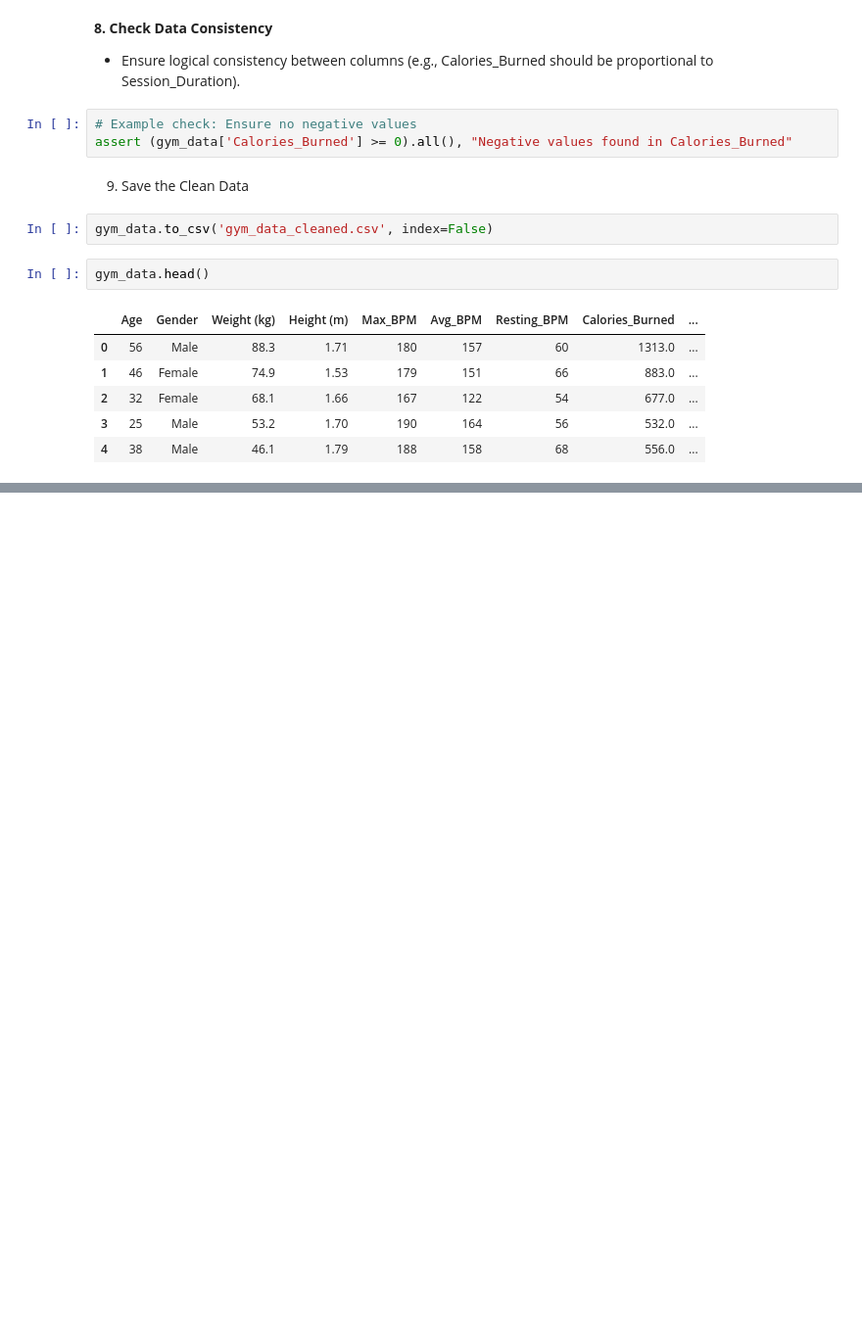
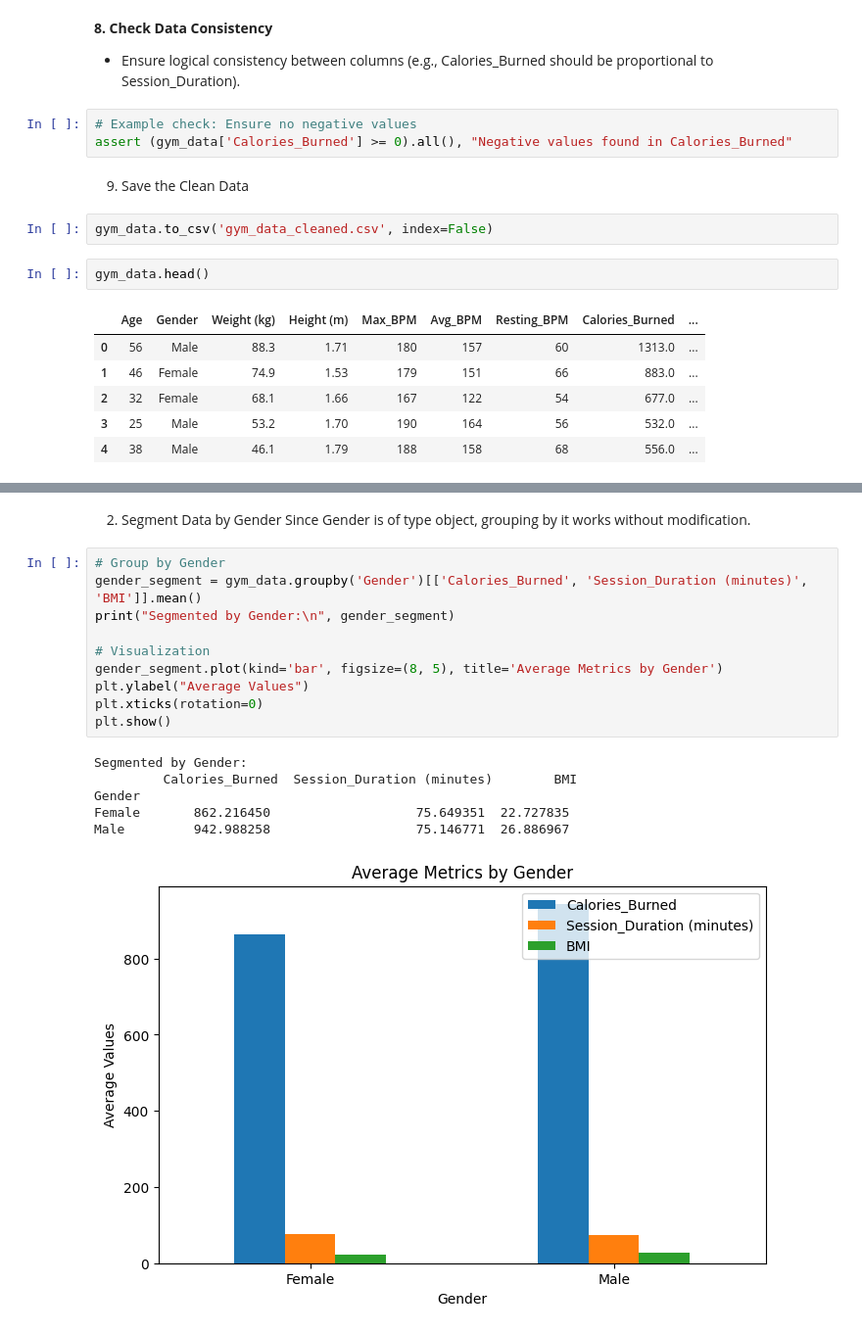
Before and after one commit to RokoSkugor/DA_project, a Jupyter notebook: DataAnalysis_Project.ipynb, the cells around one changed output, grey strips where cells are left out. Shown at 98% size. Cells and saved outputs as stored; diff of their text form; blank space fills up the shorter version.

```diff
--- a/DataAnalysis_Project.ipynb
+++ b/DataAnalysis_Project.ipynb
@@ -266,0 +347,20 @@ gym_data.head()
+# %% [markdown]
+2. Segment Data by Gender
+Since Gender is of type object, grouping by it works without modification.
+# %%
+# Group by Gender
+gender_segment = gym_data.groupby('Gender')[['Calories_Burned', 'Session_Duration (minutes)', 'BMI']].mean()
+print("Segmented by Gender:\n", gender_segment)
+
+# Visualization
+gender_segment.plot(kind='bar', figsize=(8, 5), title='Average Metrics by Gender')
+plt.ylabel("Average Values")
+plt.xticks(rotation=0)
+plt.show()
+# %% [output]
+Segmented by Gender:
+         Calories_Burned  Session_Duration (minutes)        BMI
+Gender
+Female       862.216450                   75.649351  22.727835
+Male         942.988258                   75.146771  26.886967
+[figure, added]
```
Also changed, not shown: parts of 17 cells of this notebook.
